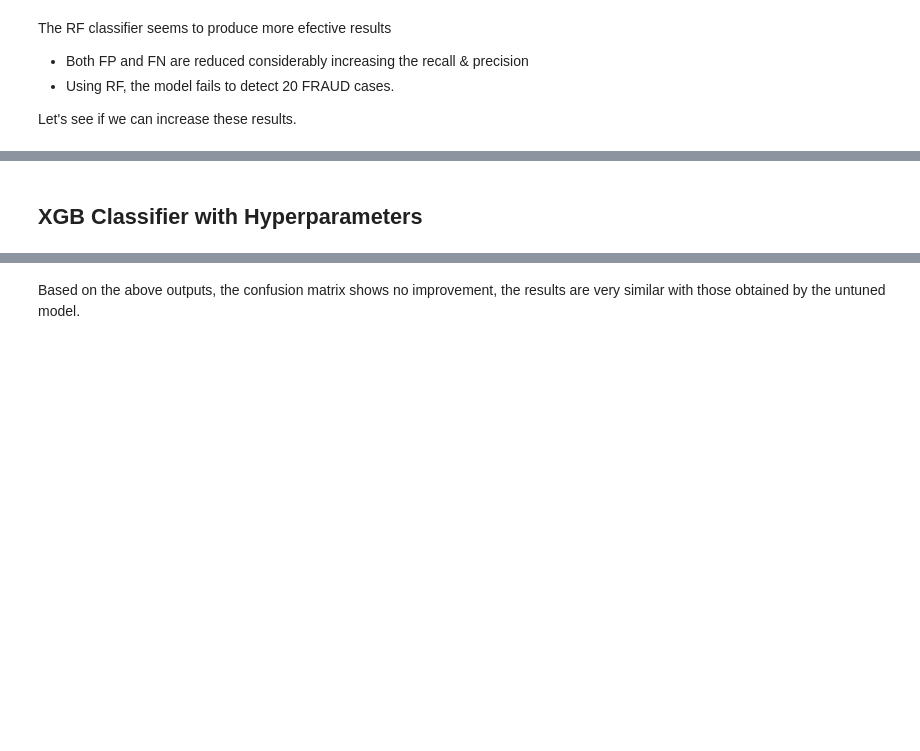
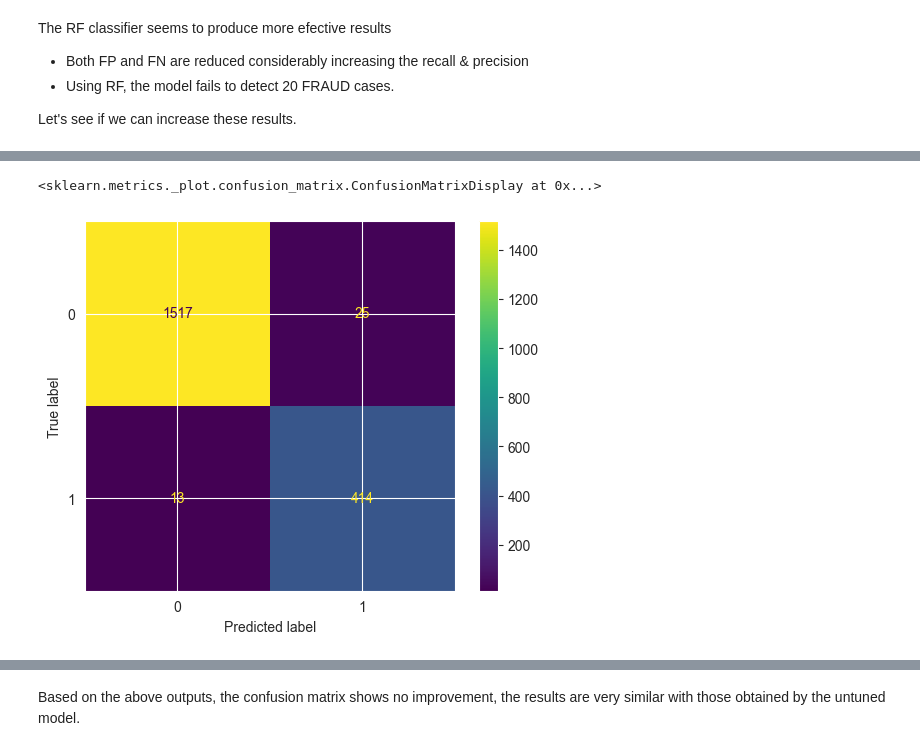
Before and after one commit to tkh-apu-master/capstone-project, a Jupyter notebook: model.ipynb, the cells around one changed output, grey strips where cells are left out. Saved outputs shown, nothing was run; the diff lists cells and outputs as text; code cells hidden in the pictures; blank space fills up the shorter version.

```diff
--- a/model.ipynb
+++ b/model.ipynb
@@ -697,18 +722,2 @@ Let's see if we can increase these results.
 
 XGBClassifier is a class in scikit-learn that provides an API for the XGBoost algorithm.
-# %%
-xgb_c = xgb.XGBClassifier(random_state=42)
-xgb_c.fit(x_tr_resample, y_tr_resample)
-preds_xgb = xgb_c.predict(norm_test_f)
-
-print(classification_report(y_test, preds_xgb))
-
-# create the confusion matrix
-cm = confusion_matrix(y_test, preds_xgb)
-print(cm)
-
-# create the display object
-disp = ConfusionMatrixDisplay(confusion_matrix=cm, display_labels=LR.classes_)
-
-# plot the confusion matrix
-disp.plot()
@@ -729,2 +723,0 @@ weighted avg       0.98      0.98      0.98      1969
-# %% [markdown]
-## XGB Classifier with Hyperparameters
@@ -731,13 +726,49 @@ weighted avg       0.98      0.98      0.98      1969
 # %%
-params_grid = {'learning_rate':[0.01, 0.1, 0.5],
-              'n_estimators':[100,200],
-              'subsample':[0.3, 0.5, 0.9],
-               'max_depth':[2,3,4],
-               'colsample_bytree':[0.3,0.5,0.7]}
+# Define hyperparameters grid for tuning
+params_grid = {
+    'learning_rate': [0.01, 0.1, 0.5],
+    'n_estimators': [100, 200],
+    'subsample': [0.3, 0.5, 0.9],
+    'max_depth': [2, 3, 4],
+    'colsample_bytree': [0.3, 0.5, 0.7]
+}
 
-grid = GridSearchCV(estimator=xgb_c, param_grid=params_grid, scoring='recall', cv = 10, verbose = 0)
+# Define the XGBoost classifier
+xgb_c = xgb.XGBClassifier(random_state=42)
 
+# Perform grid search with cross-validation
+grid = GridSearchCV(estimator=xgb_c, param_grid=params_grid, scoring='recall', cv=10, verbose=0)
+
+# Fit the model on the training data with hyperparameter tuning
 grid.fit(x_tr_resample, y_tr_resample)
-print(f'Best params found for XGBoost are: {grid.best_params_}')
-print(f'Best recall obtained by the best params: {grid.best_score_}')
+
+# Print best parameters and score
+print("Best Parameters found for XGBoost:")
+print(grid.best_params_)
+print(f'Best recall obtained by the best parameters: {grid.best_score_}')
+
+# Use the best parameters to build the model
+best_params = grid.best_params_
+best_xgb_c = xgb.XGBClassifier(random_state=42, **best_params)
+
+# Fit the model on the training data with the best parameters
+best_xgb_c.fit(x_tr_resample, y_tr_resample)
+
+# Predict using the model
+preds_xgb = best_xgb_c.predict(norm_test_f)
+
+# Print classification report
+print("\nClassification Report for XGBoost with Best Hyperparameters:")
+print(classification_report(y_test, preds_xgb))
+
+# Create the confusion matrix
+cm = confusion_matrix(y_test, preds_xgb)
+print("\nConfusion Matrix for XGBoost with Best Hyperparameters:")
+print(cm)
+
+# Create the display object for confusion matrix
+disp = ConfusionMatrixDisplay(confusion_matrix=cm, display_labels=best_xgb_c.classes_)
+
+# Plot the confusion matrix
+disp.plot()
 # %% [output]
@@ -745,0 +792,2 @@ Best recall obtained by the best params: 0.9883837168255191
+<sklearn.metrics._plot.confusion_matrix.ConfusionMatrixDisplay at 0x...>
+[figure, added]
```
Also changed, not shown: parts of 51 cells of this notebook, 2 other files.
